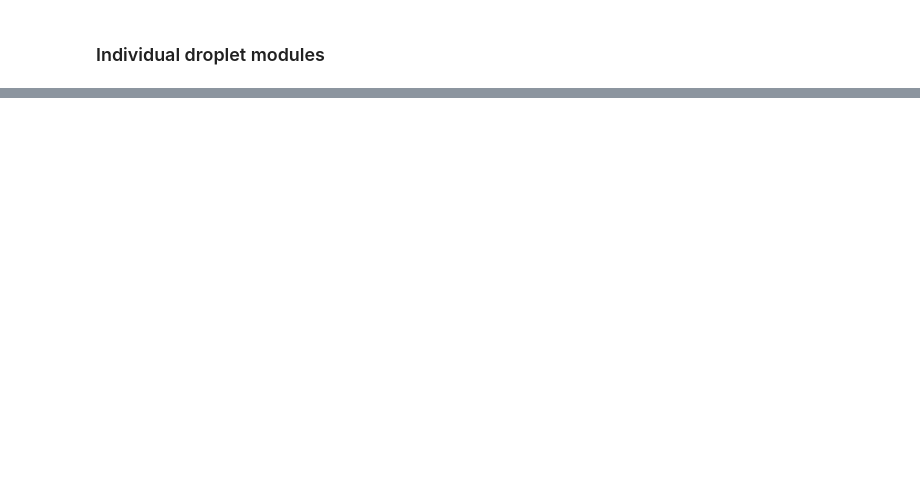
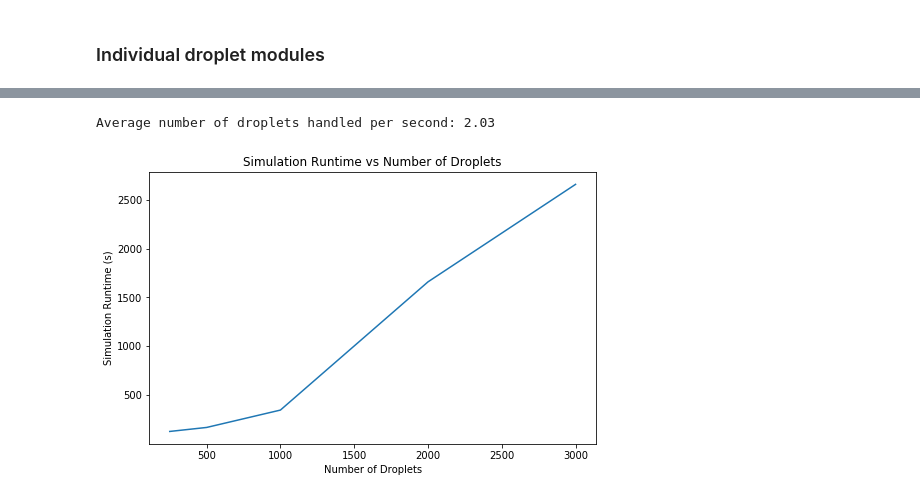
Before and after one commit to dpploy/cortix-nb, a Jupyter notebook: run_droplet_swirl.ipynb, the cells around one changed output, grey strips where cells are left out. Drawn from its saved outputs; the diff is of its cells as text; code cells hidden in the pictures; blank space fills up the shorter version.

Commit message:
Fixed labels in droplet swirl

```diff
--- a/run_droplet_swirl.ipynb
+++ b/run_droplet_swirl.ipynb
@@ -297,0 +304,20 @@ rad. pos. unit =  m
+# %%
+import matplotlib.pyplot as plt
+
+# Droplet number vs Simulation runtimes
+droplet_run_times = [(250, 127), (500, 168), (1000, 346), (2000, 1660), (3000, 2659.24)]
+
+# Calculate the average runtime per droplet
+drops_per_sec = [x/y for (x,y) in droplet_run_times]
+avg_drop_per_sec = sum(drops_per_sec) / len(drops_per_sec)
+print("Average number of droplets handled per second: %.2f" % avg_drop_per_sec)
+
+plt.plot([x for (x, y) in droplet_run_times], [y for (x, y) in droplet_run_times])
+plt.title("Simulation Runtime vs Number of Droplets")
+plt.xlabel("Number of Droplets")
+plt.ylabel("Simulation Runtime (s)")
+plt.savefig("droplet_trend.png")
+plt.show()
+# %% [output]
+Average number of droplets handled per second: 2.03
+[figure, added]
```
Also changed, not shown: parts of 8 cells of this notebook.
